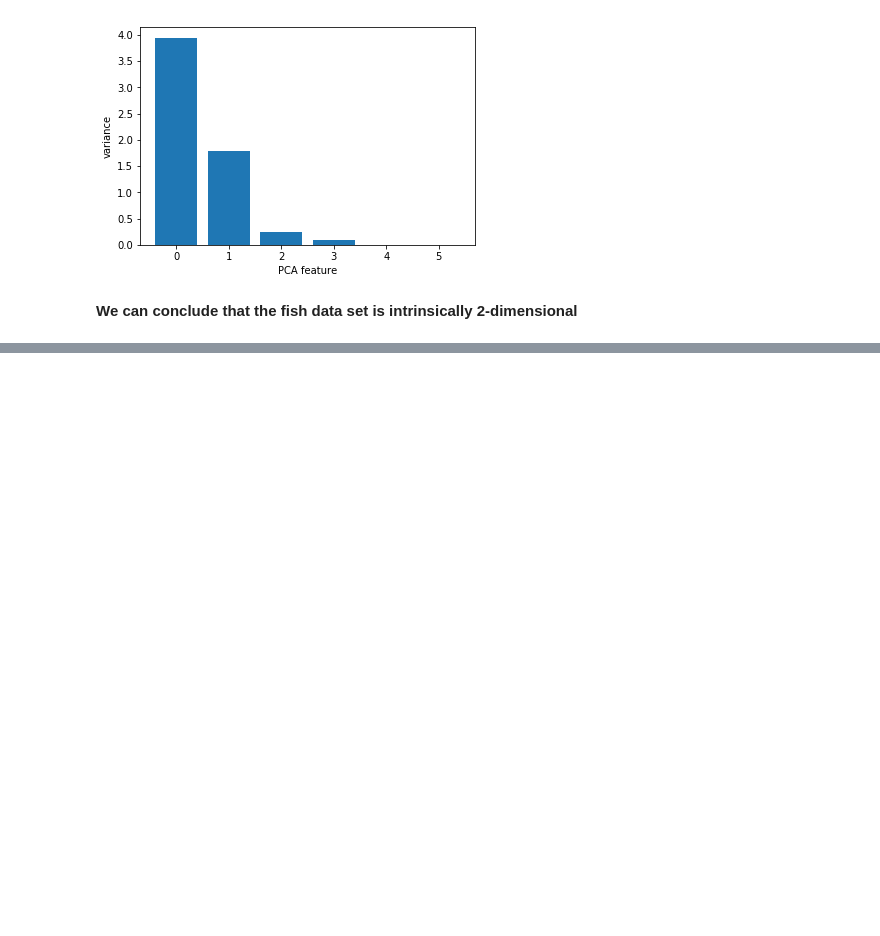
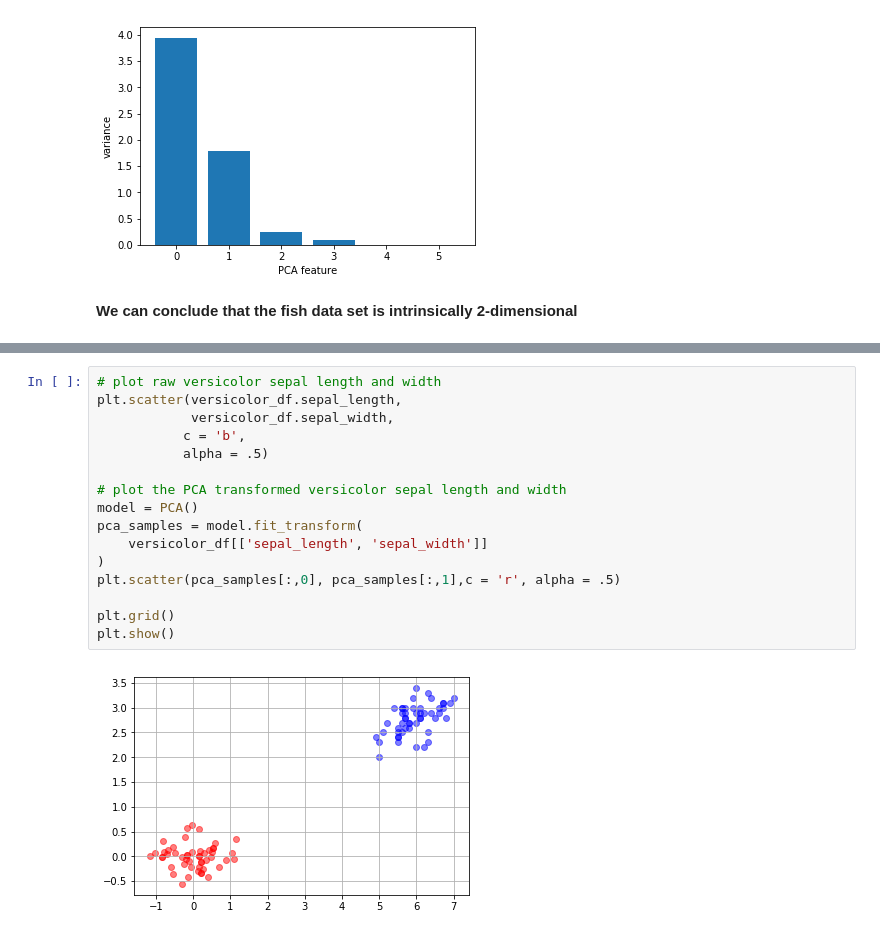
Before and after one commit to paulo-g-martinez/unsupervised-learning-in-python, a Jupyter notebook: unsupervised-learning-in-python.ipynb, the cells around one changed output, grey strips where cells are left out. Cells and saved outputs as stored; diff of their text form; blank space fills up the shorter version.

Commit message:
visualizing pca transformation

```diff
--- a/unsupervised-learning-in-python.ipynb
+++ b/unsupervised-learning-in-python.ipynb
@@ -3146,0 +3207,18 @@ plt.show()
+# %%
+# plot raw versicolor sepal length and width
+plt.scatter(versicolor_df.sepal_length,
+            versicolor_df.sepal_width,
+           c = 'b',
+           alpha = .5)
+
+# plot the PCA transformed versicolor sepal length and width
+model = PCA()
+pca_samples = model.fit_transform(
+    versicolor_df[['sepal_length', 'sepal_width']]
+)
+plt.scatter(pca_samples[:,0], pca_samples[:,1],c = 'r', alpha = .5)
+
+plt.grid()
+plt.show()
+# %% [output]
+[figure, added]
```
Also changed, not shown: parts of 9 cells of this notebook.
